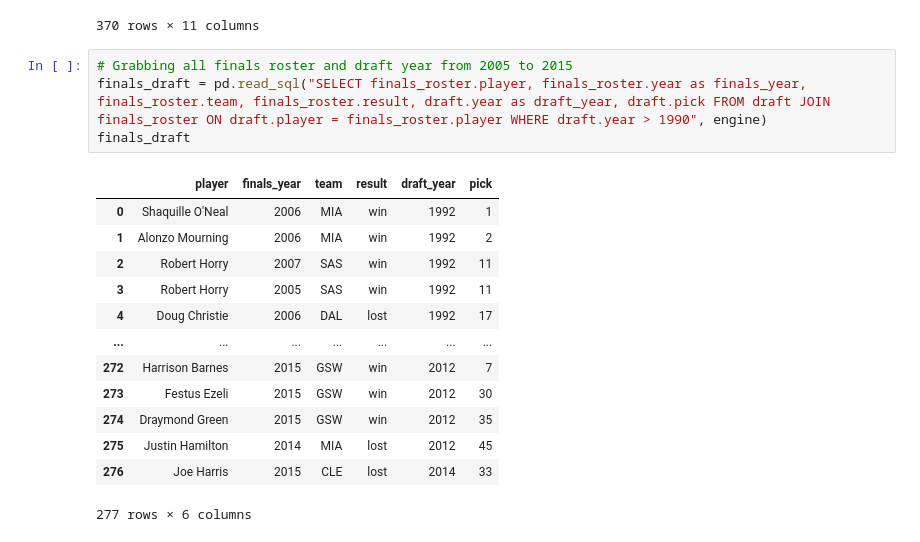
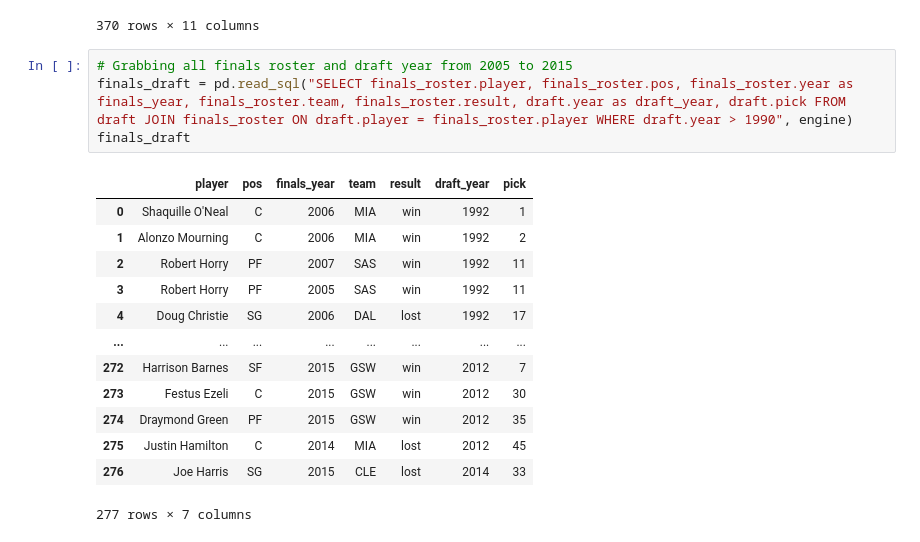
Before and after one commit to alexmartinez1745/ETL-Project, a Jupyter notebook: roster_reader.ipynb, the cells around one changed output. Drawn from its saved outputs; the diff is of its cells as text.

```diff
--- a/roster_reader.ipynb
+++ b/roster_reader.ipynb
@@ -92,19 +92,19 @@ roster_reader
 370 rows × 11 columns
 # %%
 # Grabbing all finals roster and draft year from 2005 to 2015
-finals_draft = pd.read_sql("SELECT finals_roster.player, finals_roster.year as finals_year, finals_roster.team, finals_roster.result, draft.year as draft_year, draft.pick FROM draft JOIN finals_roster ON draft.player = finals_roster.player WHERE draft.year > 1990", engine)
+finals_draft = pd.read_sql("SELECT finals_roster.player, finals_roster.pos, finals_roster.year as finals_year, finals_roster.team, finals_roster.result, draft.year as draft_year, draft.pick FROM draft JOIN finals_roster ON draft.player = finals_roster.player WHERE draft.year > 1990", engine)
 finals_draft
 # %% [output]
-|  | player | finals_year | team | result | draft_year | pick |
-| 0 | Shaquille O'Neal | 2006 | MIA | win | 1992 | 1 |
-| 1 | Alonzo Mourning | 2006 | MIA | win | 1992 | 2 |
-| 2 | Robert Horry | 2007 | SAS | win | 1992 | 11 |
-| 3 | Robert Horry | 2005 | SAS | win | 1992 | 11 |
-| 4 | Doug Christie | 2006 | DAL | lost | 1992 | 17 |
-| ... | ... | ... | ... | ... | ... | ... |
-| 272 | Harrison Barnes | 2015 | GSW | win | 2012 | 7 |
-| 273 | Festus Ezeli | 2015 | GSW | win | 2012 | 30 |
-| 274 | Draymond Green | 2015 | GSW | win | 2012 | 35 |
-| 275 | Justin Hamilton | 2014 | MIA | lost | 2012 | 45 |
-| 276 | Joe Harris | 2015 | CLE | lost | 2014 | 33 |
+|  | player | pos | finals_year | team | result | draft_year | pick |
+| 0 | Shaquille O'Neal | C | 2006 | MIA | win | 1992 | 1 |
+| 1 | Alonzo Mourning | C | 2006 | MIA | win | 1992 | 2 |
+| 2 | Robert Horry | PF | 2007 | SAS | win | 1992 | 11 |
+| 3 | Robert Horry | PF | 2005 | SAS | win | 1992 | 11 |
+| 4 | Doug Christie | SG | 2006 | DAL | lost | 1992 | 17 |
+| ... | ... | ... | ... | ... | ... | ... | ... |
+| 272 | Harrison Barnes | SF | 2015 | GSW | win | 2012 | 7 |
+| 273 | Festus Ezeli | C | 2015 | GSW | win | 2012 | 30 |
+| 274 | Draymond Green | PF | 2015 | GSW | win | 2012 | 35 |
+| 275 | Justin Hamilton | C | 2014 | MIA | lost | 2012 | 45 |
+| 276 | Joe Harris | SG | 2015 | CLE | lost | 2014 | 33 |
-277 rows × 6 columns
+277 rows × 7 columns
```
Also changed, not shown: parts of 2 cells of this notebook.
